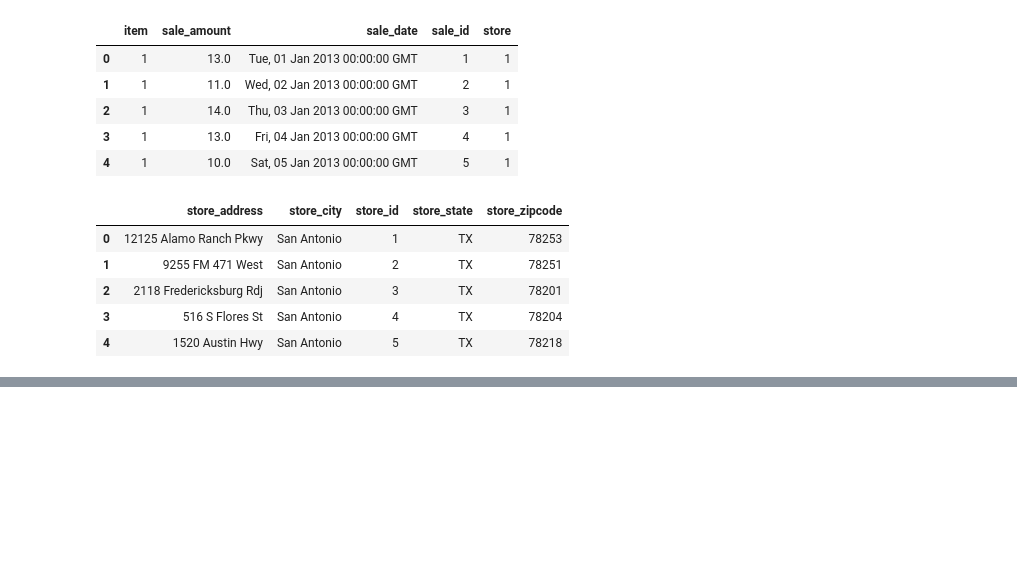
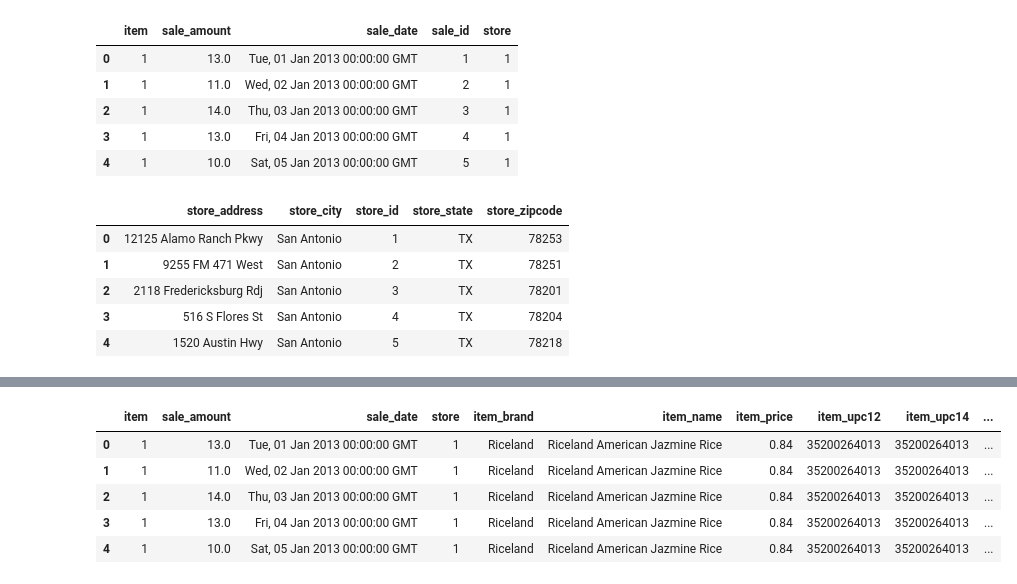
Before and after one commit to mijailmariano/time-series-exercises, a Jupyter notebook: acquire.ipynb, the cells around one changed output, grey strips where cells are left out. Drawn from its saved outputs; the diff is of its cells as text; code cells hidden in the pictures; blank space fills up the shorter version.

```diff
--- a/acquire.ipynb
+++ b/acquire.ipynb
@@ -538,0 +555,15 @@ stores.merge(sales, left_on = "store_id", right_on = "store")
+# %%
+# removing redundant columns
+
+merged_sales = merged_sales.drop(
+    columns = ["sale_id", "item_id", "store_id"]
+)
+
+merged_sales.head()
+# %% [output]
+|  | item | sale_amount | sale_date | store | item_brand | item_name | item_price | item_upc12 | item_upc14 | ... |
+| 0 | 1 | 13.0 | Tue, 01 Jan 2013 00:00:00 GMT | 1 | Riceland | Riceland American Jazmine Rice | 0.84 | 35200264013 | 35200264013 | ... |
+| 1 | 1 | 11.0 | Wed, 02 Jan 2013 00:00:00 GMT | 1 | Riceland | Riceland American Jazmine Rice | 0.84 | 35200264013 | 35200264013 | ... |
+| 2 | 1 | 14.0 | Thu, 03 Jan 2013 00:00:00 GMT | 1 | Riceland | Riceland American Jazmine Rice | 0.84 | 35200264013 | 35200264013 | ... |
+| 3 | 1 | 13.0 | Fri, 04 Jan 2013 00:00:00 GMT | 1 | Riceland | Riceland American Jazmine Rice | 0.84 | 35200264013 | 35200264013 | ... |
+| 4 | 1 | 10.0 | Sat, 05 Jan 2013 00:00:00 GMT | 1 | Riceland | Riceland American Jazmine Rice | 0.84 | 35200264013 | 35200264013 | ... |
```
Also changed, not shown: parts of 20 cells of this notebook, 2 other files.
